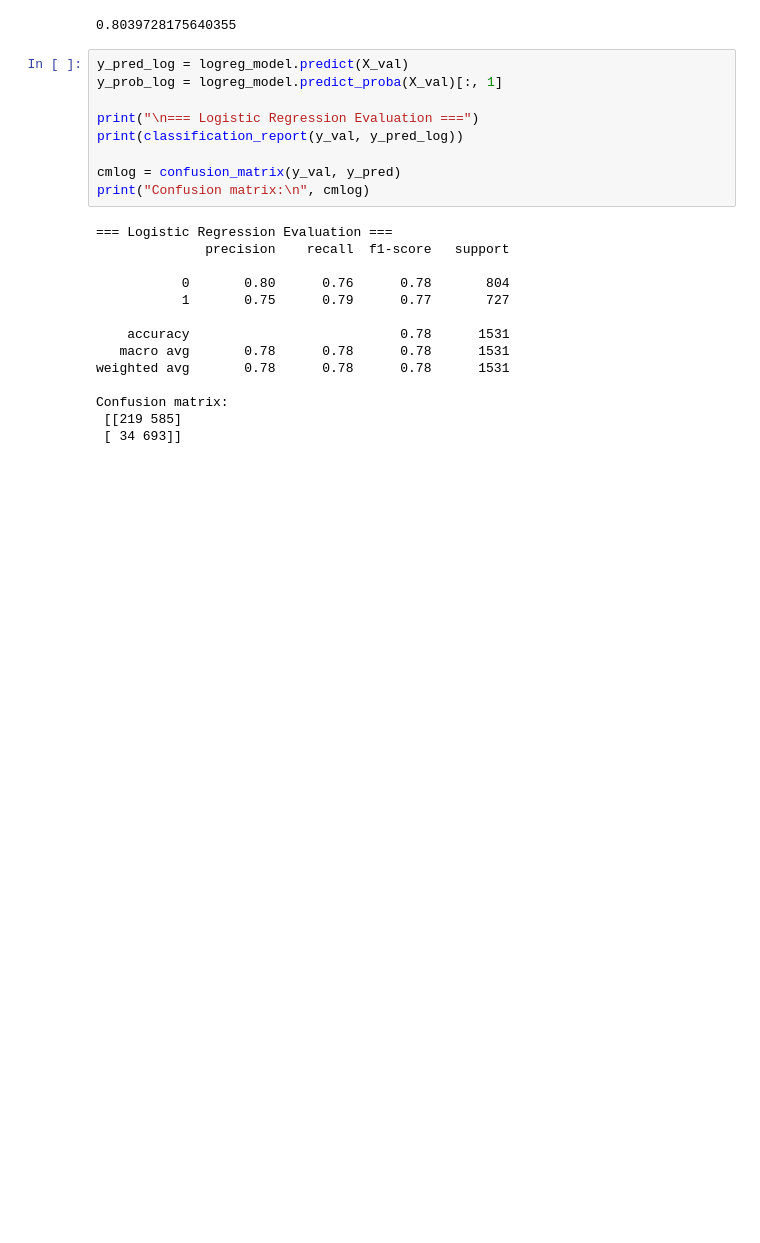
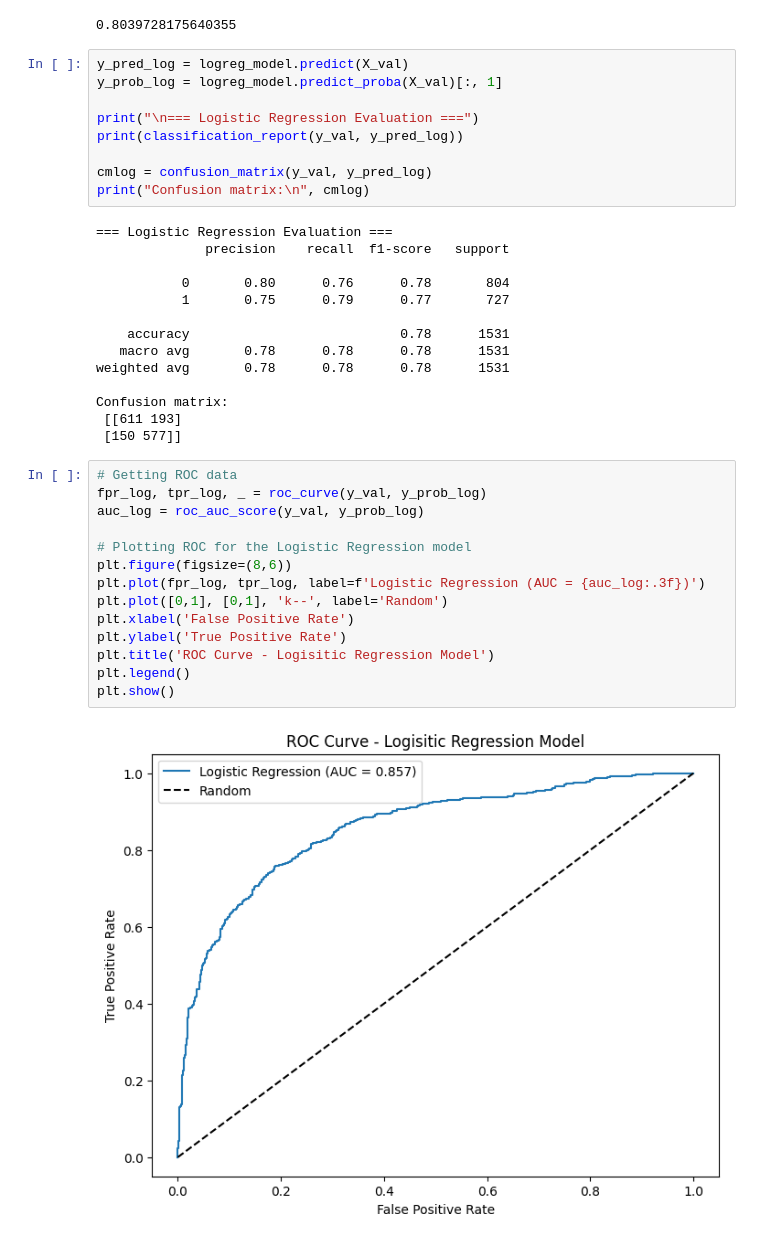
Before and after one commit to Edible-o7/Machine-Learning, a Jupyter notebook: Exoplanets.ipynb, the cells around one changed output. Cells and saved outputs as stored; diff of their text form; blank space fills up the shorter version.

```diff
--- a/Exoplanets.ipynb
+++ b/Exoplanets.ipynb
@@ -225,7 +244,7 @@ y_prob_log = logreg_model.predict_proba(X_val)[:, 1]
 print("\n=== Logistic Regression Evaluation ===")
 print(classification_report(y_val, y_pred_log))
 
-cmlog = confusion_matrix(y_val, y_pred)
+cmlog = confusion_matrix(y_val, y_pred_log)
 print("Confusion matrix:\n", cmlog)
 # %% [output]
 === Logistic Regression Evaluation ===
@@ -239,5 +258,21 @@ print("Confusion matrix:\n", cmlog)
 weighted avg       0.78      0.78      0.78      1531
 
 Confusion matrix:
- [[219 585]
- [ 34 693]]
+ [[611 193]
+ [150 577]]
+# %%
+# Getting ROC data
+fpr_log, tpr_log, _ = roc_curve(y_val, y_prob_log)
+auc_log = roc_auc_score(y_val, y_prob_log)
+
+# Plotting ROC for the Logistic Regression model
+plt.figure(figsize=(8,6))
+plt.plot(fpr_log, tpr_log, label=f'Logistic Regression (AUC = {auc_log:.3f})')
+plt.plot([0,1], [0,1], 'k--', label='Random')
+plt.xlabel('False Positive Rate')
+plt.ylabel('True Positive Rate')
+plt.title('ROC Curve - Logisitic Regression Model')
+plt.legend()
+plt.show()
+# %% [output]
+[figure, added]
```
Also changed, not shown: parts of 8 cells of this notebook.
